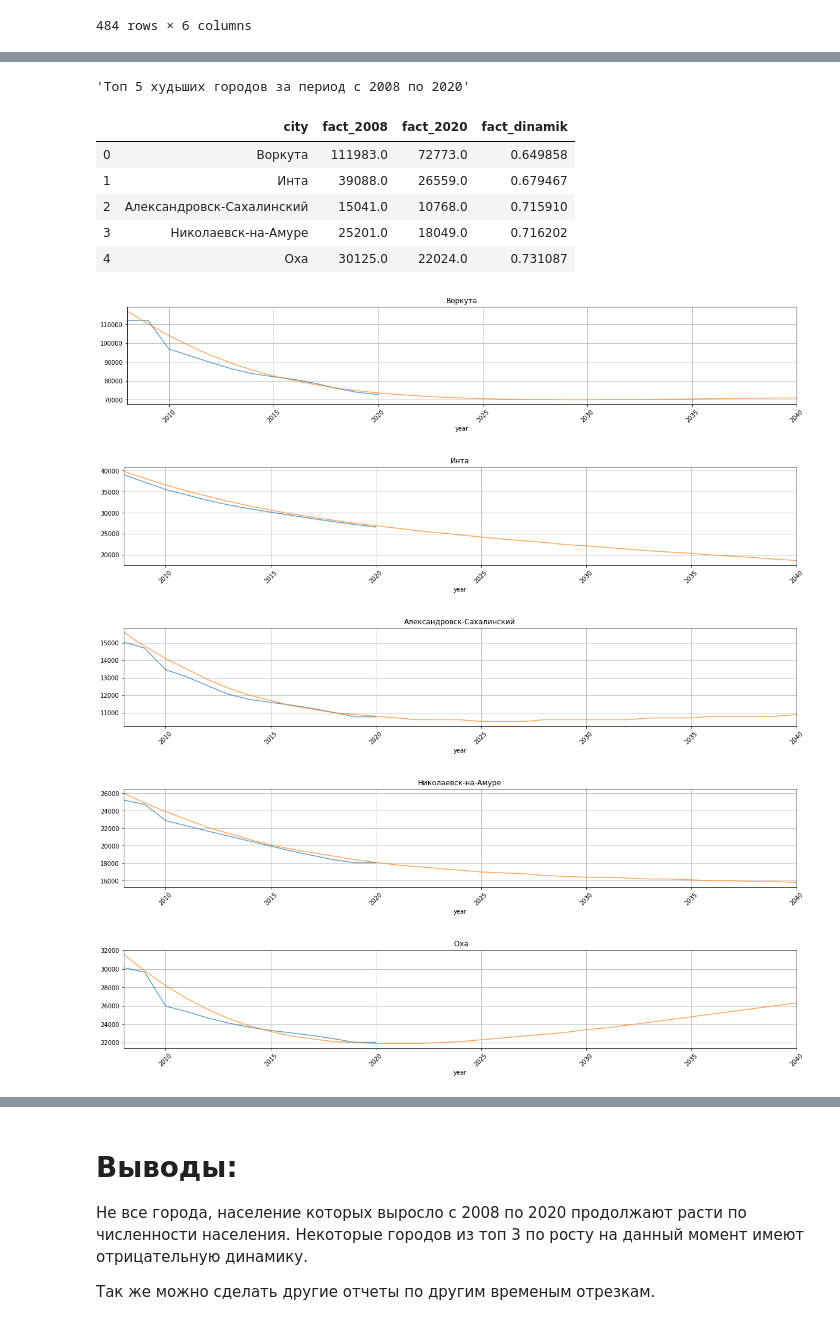
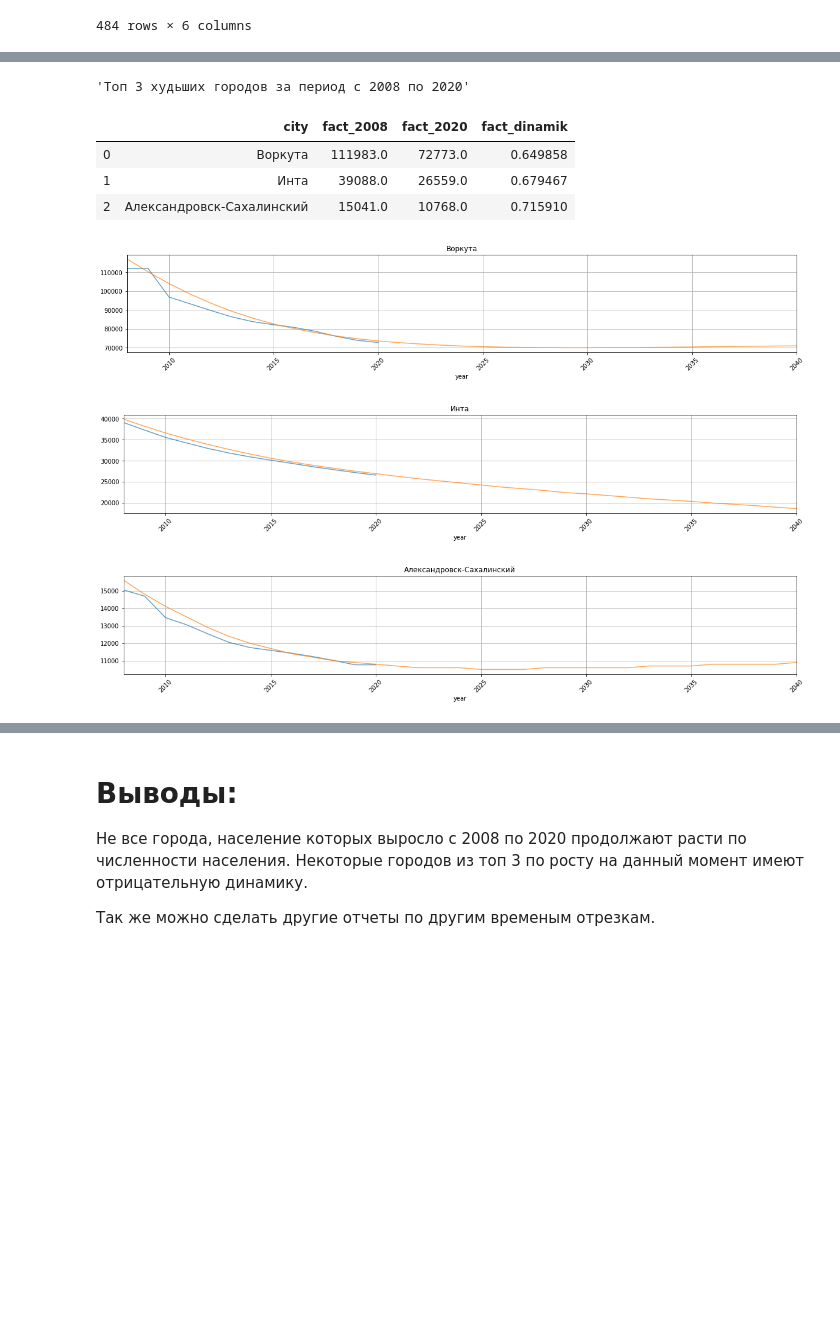
Before and after one commit to VitalikOk/tests_works, a Jupyter notebook: DD/citys.ipynb, the cells around one changed output, grey strips where cells are left out. Saved outputs shown, nothing was run; the diff lists cells and outputs as text; code cells hidden in the pictures; blank space fills up the shorter version.

```diff
--- a/DD/citys.ipynb
+++ b/DD/citys.ipynb
@@ -40,6 +40,8 @@ data = [
     ['min','Нижняя граница'],
     ['max','Верхняя граница'],
 ]
+
+TOP = 3
 
 columns_names = pd.DataFrame(columns=columns, data=data)
 
@@ -140,19 +138,15 @@ show_graph(citys, top_10_citys_fact)
 # %%
-display('Топ 5 худьших городов за период с 2008 по 2020')
-bottom_10_citys_fact = citys_08_20_40.sort_values(by='fact_dinamik', ascending=True).head(5)
+display(f'Топ {TOP} худьших городов за период с 2008 по 2020')
+bottom_10_citys_fact = citys_08_20_40.sort_values(by='fact_dinamik', ascending=True).head(TOP)
 display(bottom_10_citys_fact[['city','fact_2008','fact_2020','fact_dinamik']].reset_index(drop=True))
 show_graph(citys, bottom_10_citys_fact)
 # %% [output]
-'Топ 5 худьших городов за период с 2008 по 2020'
+'Топ 3 худьших городов за период с 2008 по 2020'
 |  | city | fact_2008 | fact_2020 | fact_dinamik |
 | 0 | Воркута | 111983.0 | 72773.0 | 0.649858 |
 | 1 | Инта | 39088.0 | 26559.0 | 0.679467 |
 | 2 | Александровск-Сахалинский | 15041.0 | 10768.0 | 0.715910 |
-| 3 | Николаевск-на-Амуре | 25201.0 | 18049.0 | 0.716202 |
-| 4 | Оха | 30125.0 | 22024.0 | 0.731087 |
 [figure]
 [figure]
 [figure]
-[figure, removed]
-[figure, removed]
 # %%
```
Also changed, not shown: parts of 4 cells of this notebook.
